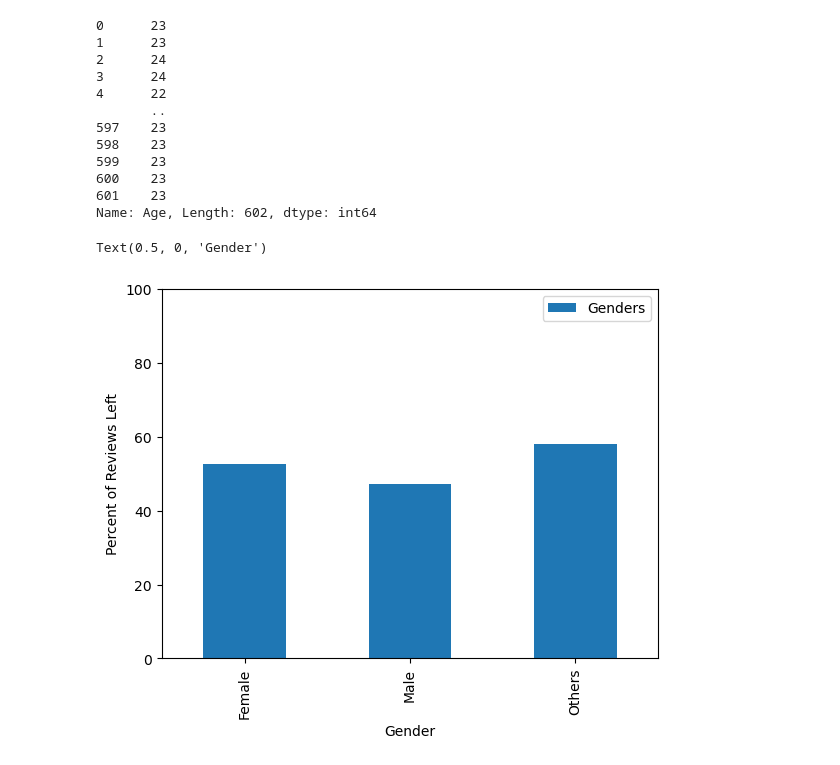
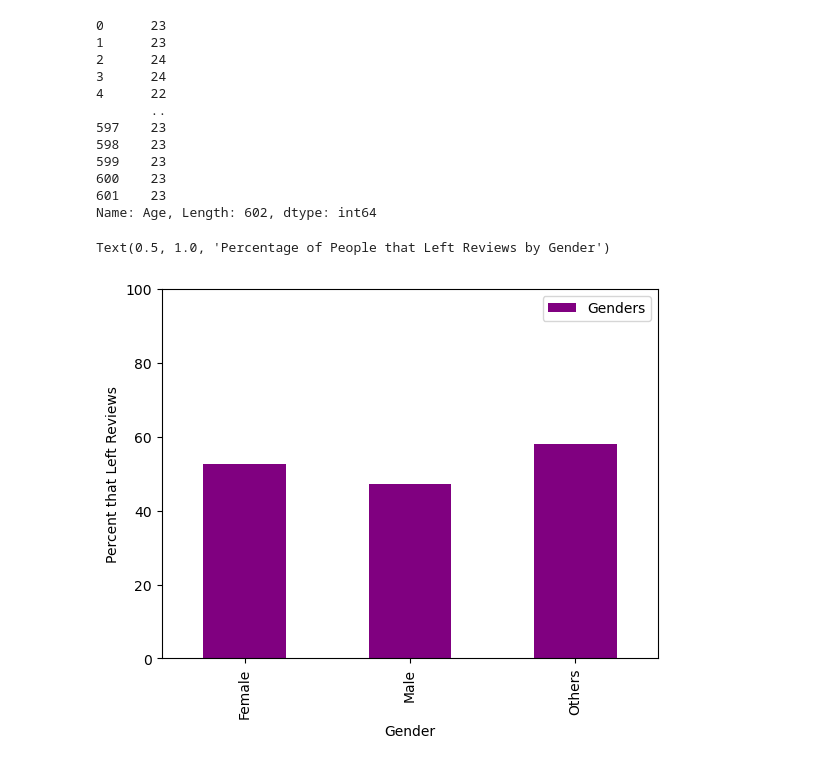
Before and after one commit to bgroble/Project1-G5, a Jupyter notebook: Amazon_Code_Group5 copy.ipynb, the cells around one changed output. Cells and saved outputs as stored; diff of their text form; code cells hidden in the pictures.

Commit message:
images

```diff
--- a/Amazon_Code_Group5 copy.ipynb
+++ b/Amazon_Code_Group5 copy.ipynb
@@ -71,34 +71,37 @@ reviews_left
 gender_counts = amazon_df.groupby("Gender")["Gender"].count().reset_index(name = "counts")
 gender_counts
 
 #group by gender and reviews left
 gender_review_counts = amazon_df.groupby(["Gender", "Review_Left"]).size().reset_index(name='Count')
 gender_review_counts
 
 # Filter for women and men who said 'Yes'
 women_yes_count = gender_review_counts[(gender_review_counts["Gender"] == 'Female') & (gender_review_counts["Review_Left"] == 'Yes')]['Count'].values[0]
 men_yes_count = gender_review_counts[(gender_review_counts["Gender"] == 'Male') & (gender_review_counts["Review_Left"] == 'Yes')]['Count'].values[0]
 others_yes_count = gender_review_counts[(gender_review_counts["Gender"] == 'Others') & (gender_review_counts["Review_Left"] == 'Yes')]['Count'].values[0]
 
 #percentage of each gender who said yes
 women_percentage =  women_yes_count/gender_counts[gender_counts['Gender'] == 'Female']['counts'].values[0]*100
 men_percentage =  men_yes_count/gender_counts[gender_counts['Gender'] == 'Male']['counts'].values[0]*100
 others_percentage =  others_yes_count/gender_counts[gender_counts['Gender'] == 'Others']['counts'].values[0]*100
 
 percentage_of_reviews_by_gender = pd.DataFrame({
     'Genders': [women_percentage, men_percentage, others_percentage]}, index = ["Female", "Male", "Others"]
 )
 percentage_of_reviews_by_gender
 
-reviews_by_gender_bar = percentage_of_reviews_by_gender.plot(kind="bar", ylim = (0,100))
-reviews_by_gender_bar.set_ylabel("Percent of Reviews Left")
+colors = 'purple'
+reviews_by_gender_bar = percentage_of_reviews_by_gender.plot(kind="bar", ylim = (0,100), color=colors)
+reviews_by_gender_bar.set_ylabel("Percent that Left Reviews")
 reviews_by_gender_bar.set_xlabel("Gender")
+reviews_by_age_bar.set_title("Percentage of People that Left Reviews by Gender")
+
 
 #add colors
 
 #age
 
 #category of items
 # %% [output]
-Text(0.5, 0, 'Gender')
+Text(0.5, 1.0, 'Percentage of People that Left Reviews by Gender')
-[figure, old version]
+[figure, new version]
```
Also changed, not shown: parts of 2 cells of this notebook, 3 other files.
